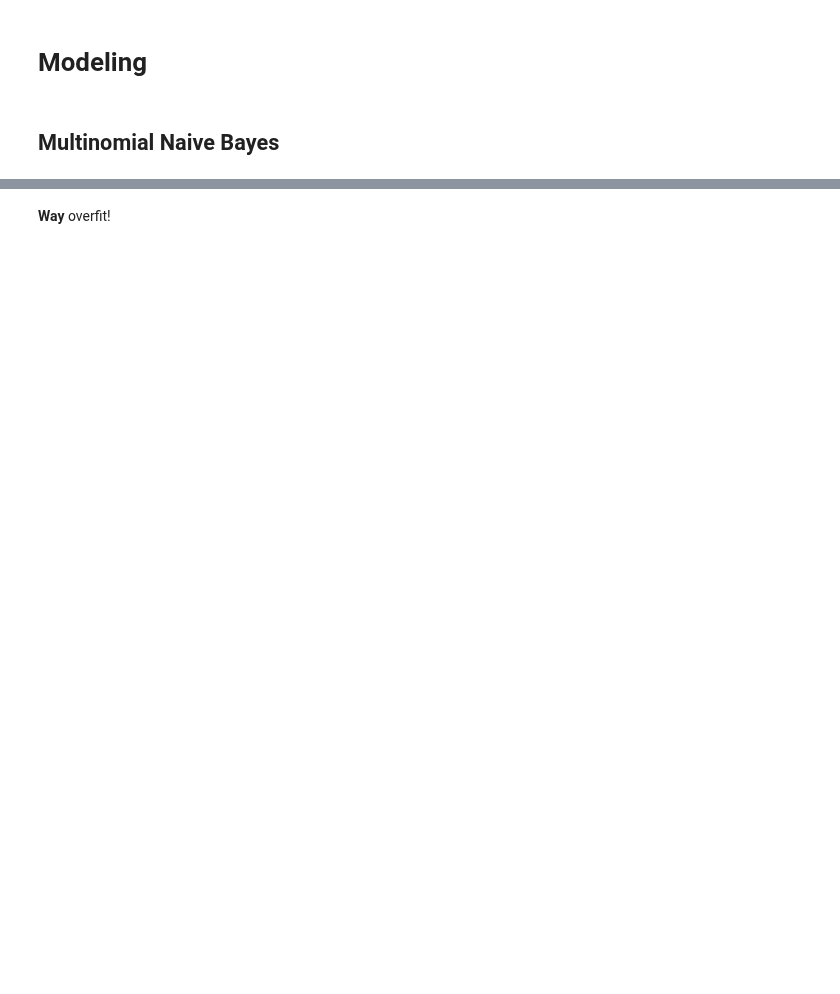
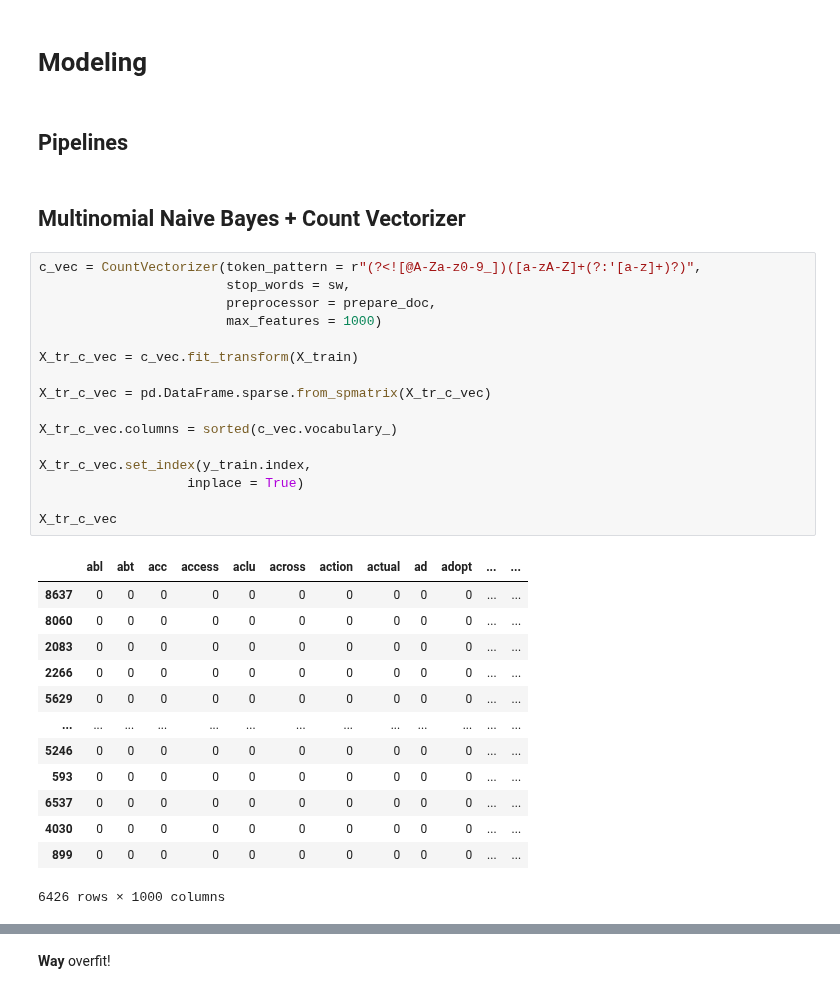
Before and after one commit to ssaeed85/dsc-ph4-TweetSentimentAnalysis-NLP, a Jupyter notebook: Workspace/Luke/Initial_Cleaning.ipynb, the cells around one changed output, grey strips where cells are left out. Saved outputs shown, nothing was run; the diff lists cells and outputs as text; blank space fills up the shorter version.

```diff
--- a/Workspace/Luke/Initial_Cleaning.ipynb
+++ b/Workspace/Luke/Initial_Cleaning.ipynb
@@ -489,7 +464,39 @@ X_tr_vec
 # %% [markdown]
 # Modeling
+# %% [markdown]
+## Pipelines
 # %% [markdown]
-## Multinomial Naive Bayes
+## Multinomial Naive Bayes + Count Vectorizer
+# %%
+c_vec = CountVectorizer(token_pattern = r"(?<![@A-Za-z0-9_])([a-zA-Z]+(?:'[a-z]+)?)",
+                        stop_words = sw,
+                        preprocessor = prepare_doc,
+                        max_features = 1000)
+
+X_tr_c_vec = c_vec.fit_transform(X_train)
+
+X_tr_c_vec = pd.DataFrame.sparse.from_spmatrix(X_tr_c_vec)
+
+X_tr_c_vec.columns = sorted(c_vec.vocabulary_)
+
+X_tr_c_vec.set_index(y_train.index,
+                   inplace = True)
+
+X_tr_c_vec
+# %% [output]
+|  | abl | abt | acc | access | aclu | across | action | actual | ad | adopt | ... | ... |
+| 8637 | 0 | 0 | 0 | 0 | 0 | 0 | 0 | 0 | 0 | 0 | ... | ... |
+| 8060 | 0 | 0 | 0 | 0 | 0 | 0 | 0 | 0 | 0 | 0 | ... | ... |
+| 2083 | 0 | 0 | 0 | 0 | 0 | 0 | 0 | 0 | 0 | 0 | ... | ... |
+| 2266 | 0 | 0 | 0 | 0 | 0 | 0 | 0 | 0 | 0 | 0 | ... | ... |
+| 5629 | 0 | 0 | 0 | 0 | 0 | 0 | 0 | 0 | 0 | 0 | ... | ... |
+| ... | ... | ... | ... | ... | ... | ... | ... | ... | ... | ... | ... | ... |
+| 5246 | 0 | 0 | 0 | 0 | 0 | 0 | 0 | 0 | 0 | 0 | ... | ... |
+| 593 | 0 | 0 | 0 | 0 | 0 | 0 | 0 | 0 | 0 | 0 | ... | ... |
+| 6537 | 0 | 0 | 0 | 0 | 0 | 0 | 0 | 0 | 0 | 0 | ... | ... |
+| 4030 | 0 | 0 | 0 | 0 | 0 | 0 | 0 | 0 | 0 | 0 | ... | ... |
+| 899 | 0 | 0 | 0 | 0 | 0 | 0 | 0 | 0 | 0 | 0 | ... | ... |
+6426 rows × 1000 columns
 # %%
 mnb = MultinomialNB()
 
```
Also changed, not shown: parts of 15 cells of this notebook, 1 other file.
